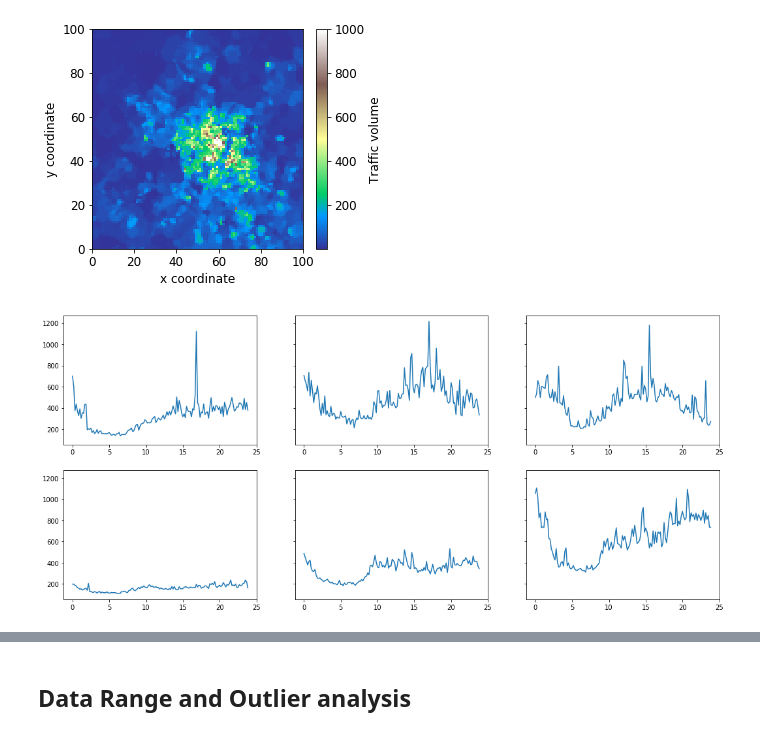
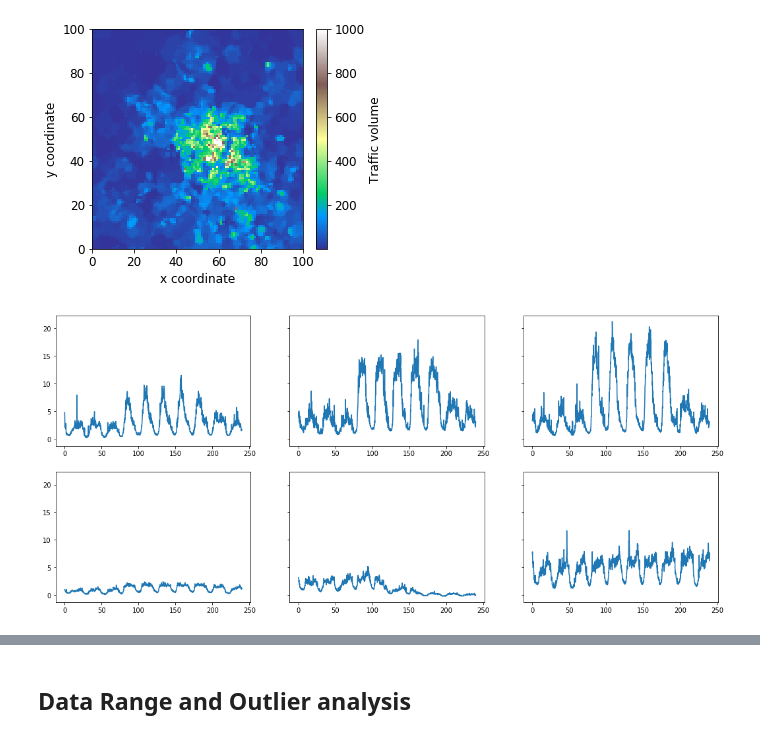
Before and after one commit to dzhv/Spatio-Temporal-mobile-traffic-forecasting, a Jupyter notebook: notebooks/data_exploration.ipynb, the cells around one changed output, grey strips where cells are left out. Cells and saved outputs as stored; diff of their text form; code cells hidden in the pictures.

```diff
--- a/notebooks/data_exploration.ipynb
+++ b/notebooks/data_exploration.ipynb
@@ -48,16 +47,19 @@ def plot_cell(cell_data, ax=None):
         ax = plt.axes()
     ax.plot(x_grid, cell_data)
 # %%
-cell_coords = [
-    [(45, 58), (47, 55), (50, 60)],
-    [(45, 65), (55, 65), (55, 55)]
-]
-fig, axis_grid = plt.subplots(2, 3, sharey=True, figsize=(18, 8))
+def plot_various_cells(data):
+    cell_coords = [
+        [(45, 58), (47, 55), (50, 60)],
+        [(45, 65), (55, 65), (55, 55)]
+    ]
+    fig, axis_grid = plt.subplots(2, 3, sharey=True, figsize=(18, 8))
 
-for line_coords, axis in zip(cell_coords, axis_grid):
-    for coords, ax in zip(line_coords, axis):
-        cell_data = data[:, coords[0], coords[1]]
+    for line_coords, axis in zip(cell_coords, axis_grid):
+        for coords, ax in zip(line_coords, axis):
+            cell_data = data[:, coords[0], coords[1]]
 
-        plot_cell(cell_data, ax)
+            plot_cell(cell_data, ax)
-# %% [output]
-[figure, removed]
+# %%
+plot_various_cells(train[:1440])
+# %% [output]
+[figure, added]
```
Also changed, not shown: parts of 11 cells of this notebook.
